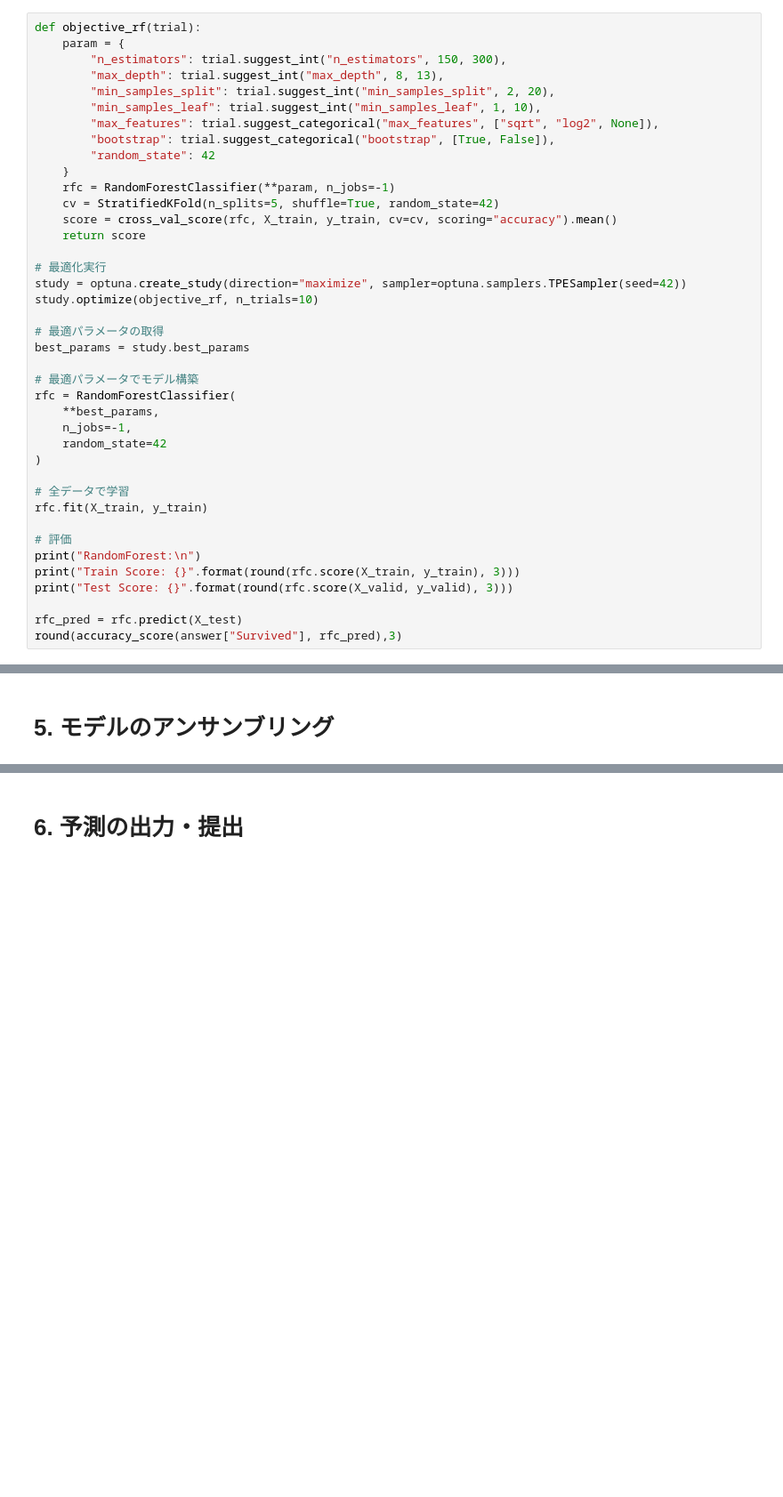
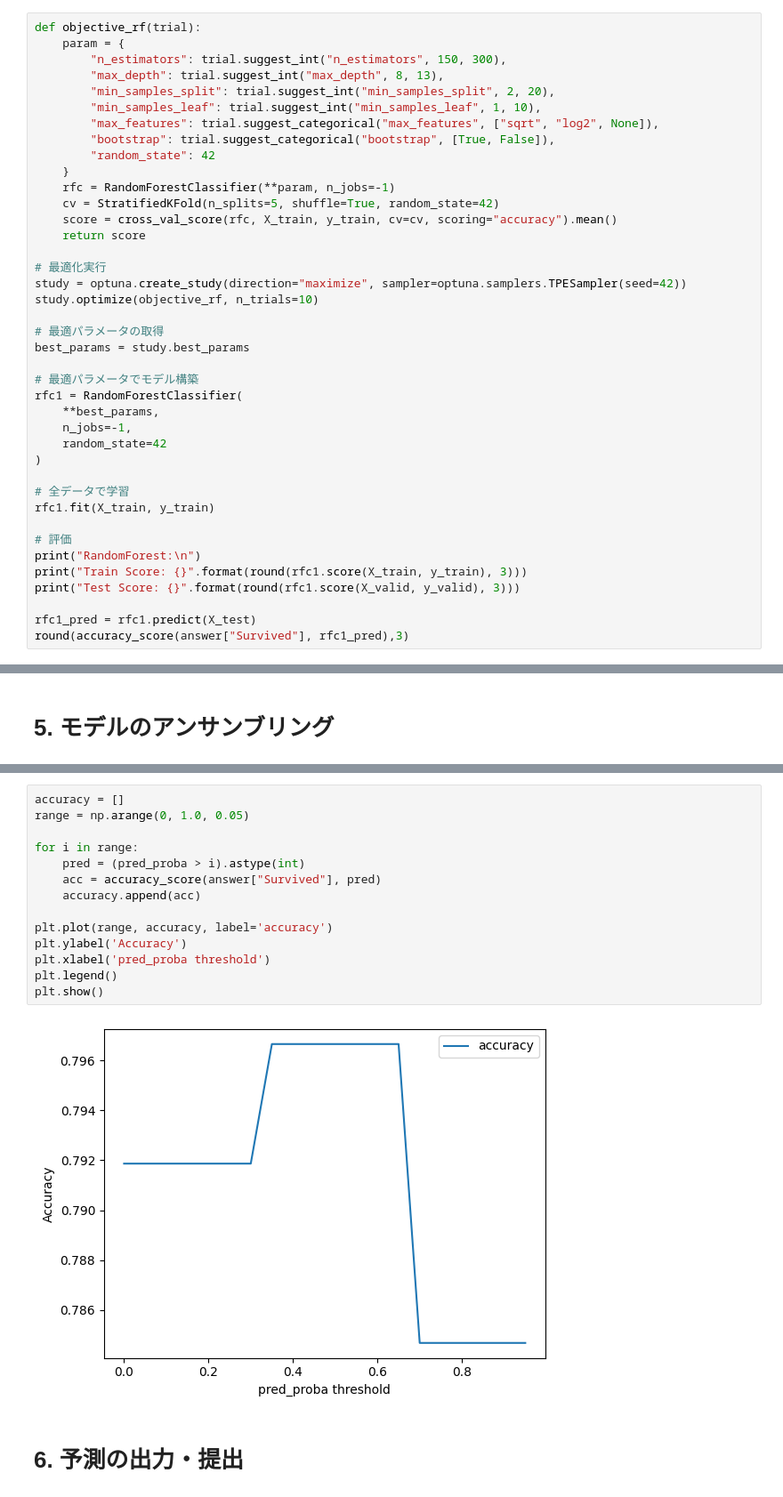
Before and after one commit to yamatai-wizard/GCI_competition1, a Jupyter notebook: Submission.ipynb, the cells around one changed output, grey strips where cells are left out. Shown: that part at 89% size. Cells and saved outputs as stored; diff of their text form; blank space fills up the shorter version.

```diff
--- a/Submission.ipynb
+++ b/Submission.ipynb
@@ -259,20 +246,20 @@ study.optimize(objective_rf, n_trials=10)
 best_params = study.best_params
 
 # 最適パラメータでモデル構築
-rfc = RandomForestClassifier(
+rfc1 = RandomForestClassifier(
     **best_params,
     n_jobs=-1,
     random_state=42
 )
 
 # 全データで学習
-rfc.fit(X_train, y_train)
+rfc1.fit(X_train, y_train)
 
 # 評価
 print("RandomForest:\n")
-print("Train Score: {}".format(round(rfc.score(X_train, y_train), 3)))
-print("Test Score: {}".format(round(rfc.score(X_valid, y_valid), 3)))
+print("Train Score: {}".format(round(rfc1.score(X_train, y_train), 3)))
+print("Test Score: {}".format(round(rfc1.score(X_valid, y_valid), 3)))
 
-rfc_pred = rfc.predict(X_test)
-round(accuracy_score(answer["Survived"], rfc_pred),3)
+rfc1_pred = rfc1.predict(X_test)
+round(accuracy_score(answer["Survived"], rfc1_pred),3)
 # %% [output]
@@ -464,3 +430,19 @@ Test Score: 0.802
+# %%
+accuracy = []
+range = np.arange(0, 1.0, 0.05)
+
+for i in range:
+    pred = (pred_proba > i).astype(int)
+    acc = accuracy_score(answer["Survived"], pred)
+    accuracy.append(acc)
+
+plt.plot(range, accuracy, label='accuracy')
+plt.ylabel('Accuracy')
+plt.xlabel('pred_proba threshold')
+plt.legend()
+plt.show()
+# %% [output]
+[figure, added]
 # %% [markdown]
 # 6. 予測の出力・提出
 # %%
```
Also changed, not shown: parts of 9 cells of this notebook.
